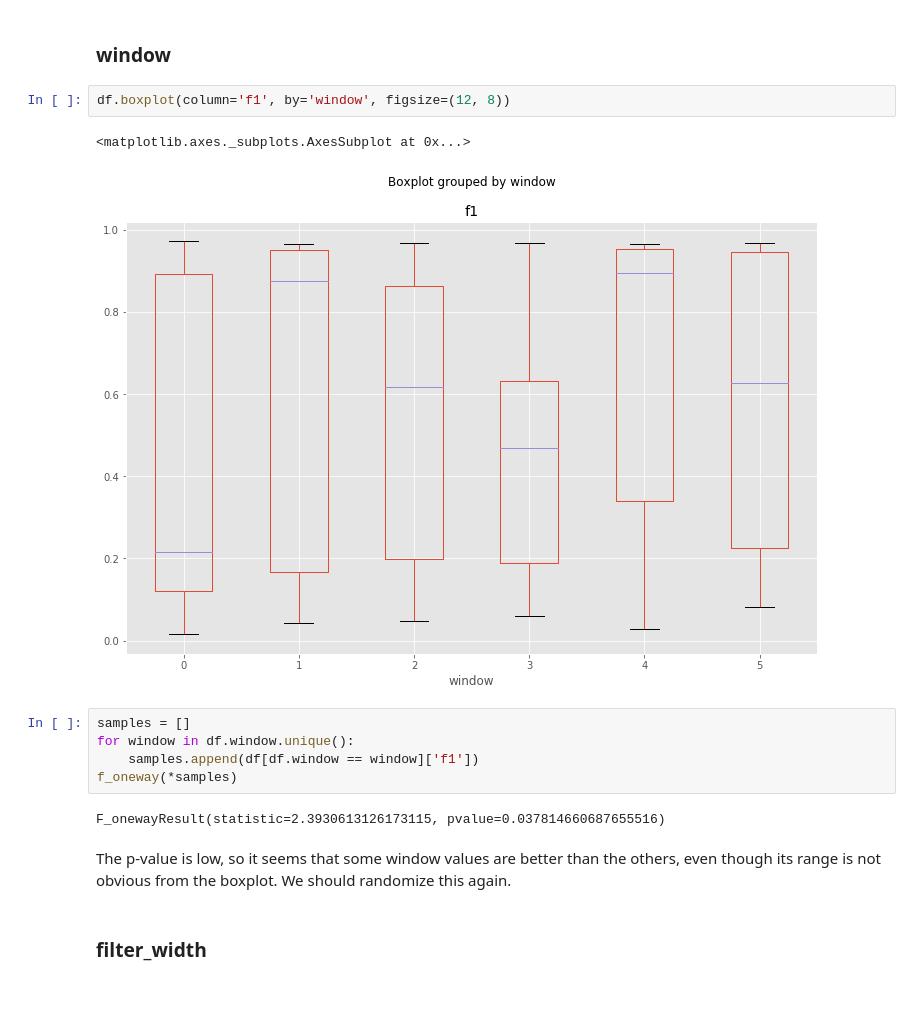
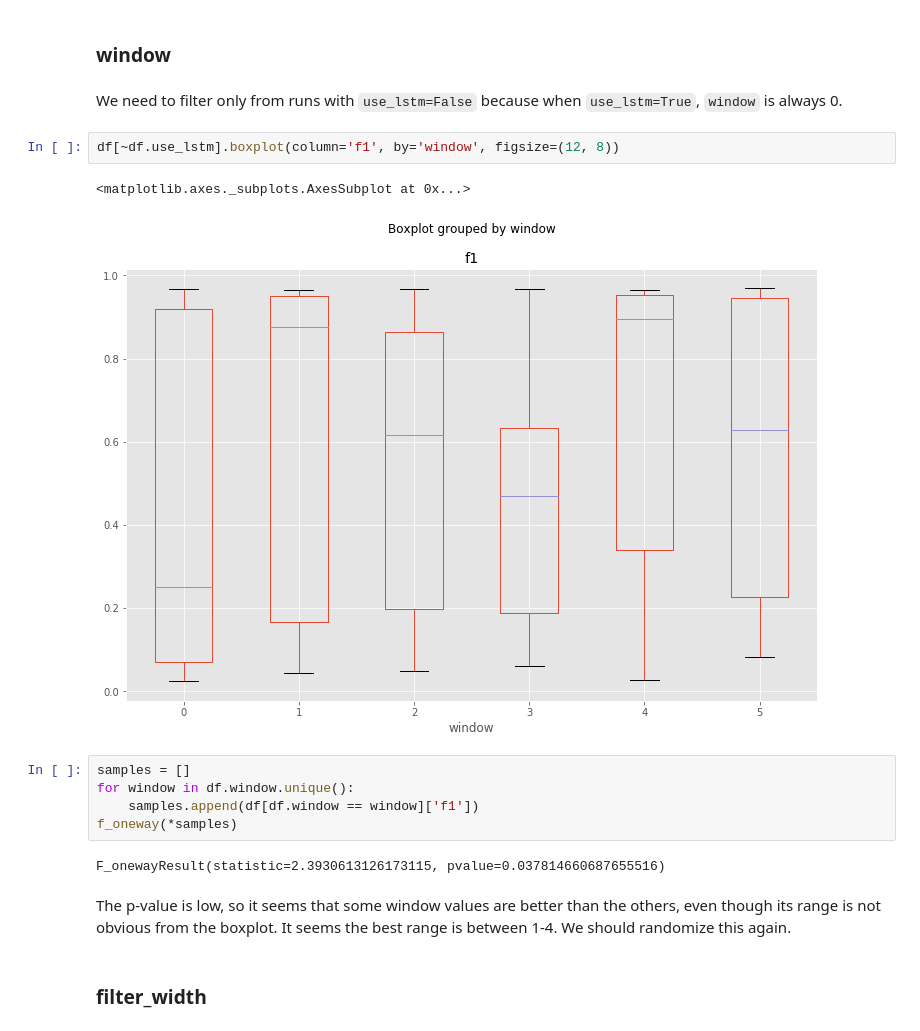
Before and after one commit to kmkurn/id-pos-tagging, a Jupyter notebook: notebooks/neural-coarse-analysis.ipynb, the cells around one changed output. Drawn from its saved outputs; the diff is of its cells as text; blank space fills up the shorter version.

```diff
--- a/notebooks/neural-coarse-analysis.ipynb
+++ b/notebooks/neural-coarse-analysis.ipynb
@@ -131,11 +131,13 @@ Inconclusive. Need to randomize `use_chars`.
 ## Analyzing multinomial variables
 # %% [markdown]
 ### window
+# %% [markdown]
+We need to filter only from runs with `use_lstm=False` because when `use_lstm=True`, `window` is always 0.
 # %%
-df.boxplot(column='f1', by='window', figsize=(12, 8))
+df[~df.use_lstm].boxplot(column='f1', by='window', figsize=(12, 8))
 # %% [output]
 <matplotlib.axes._subplots.AxesSubplot at 0x...>
-[figure, old version]
+[figure, new version]
 # %%
 samples = []
 for window in df.window.unique():
@@ -144,7 +146,7 @@ f_oneway(*samples)
 # %% [output]
 F_onewayResult(statistic=2.3930613126173115, pvalue=0.037814660687655516)
 # %% [markdown]
-The p-value is low, so it seems that some window values are better than the others, even though its range is not obvious from the boxplot. We should randomize this again.
+The p-value is low, so it seems that some window values are better than the others, even though its range is not obvious from the boxplot. It seems the best range is between 1-4. We should randomize this again.
 # %% [markdown]
 ### filter_width
 # %%
```
Also changed, not shown: parts of 1 cell of this notebook.
